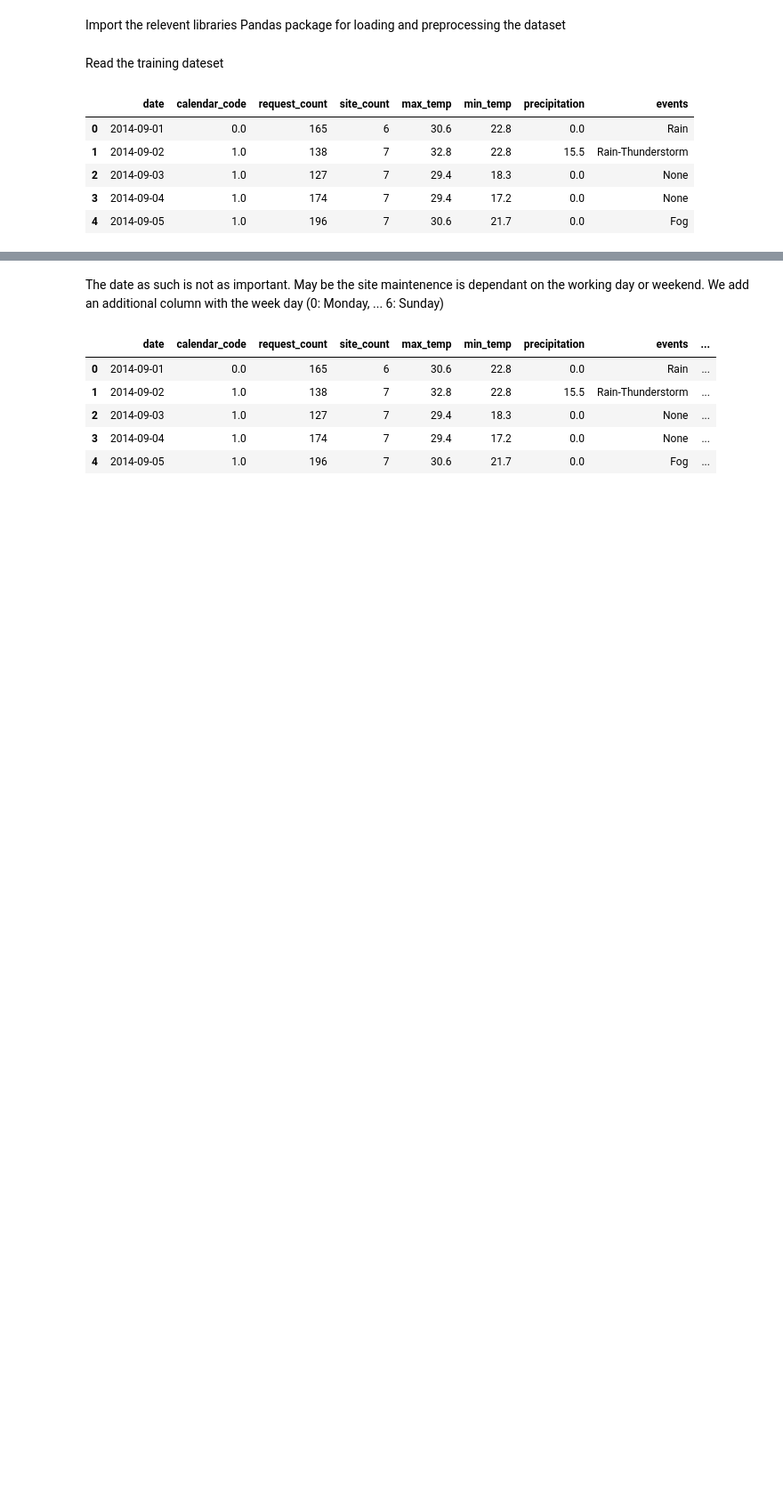
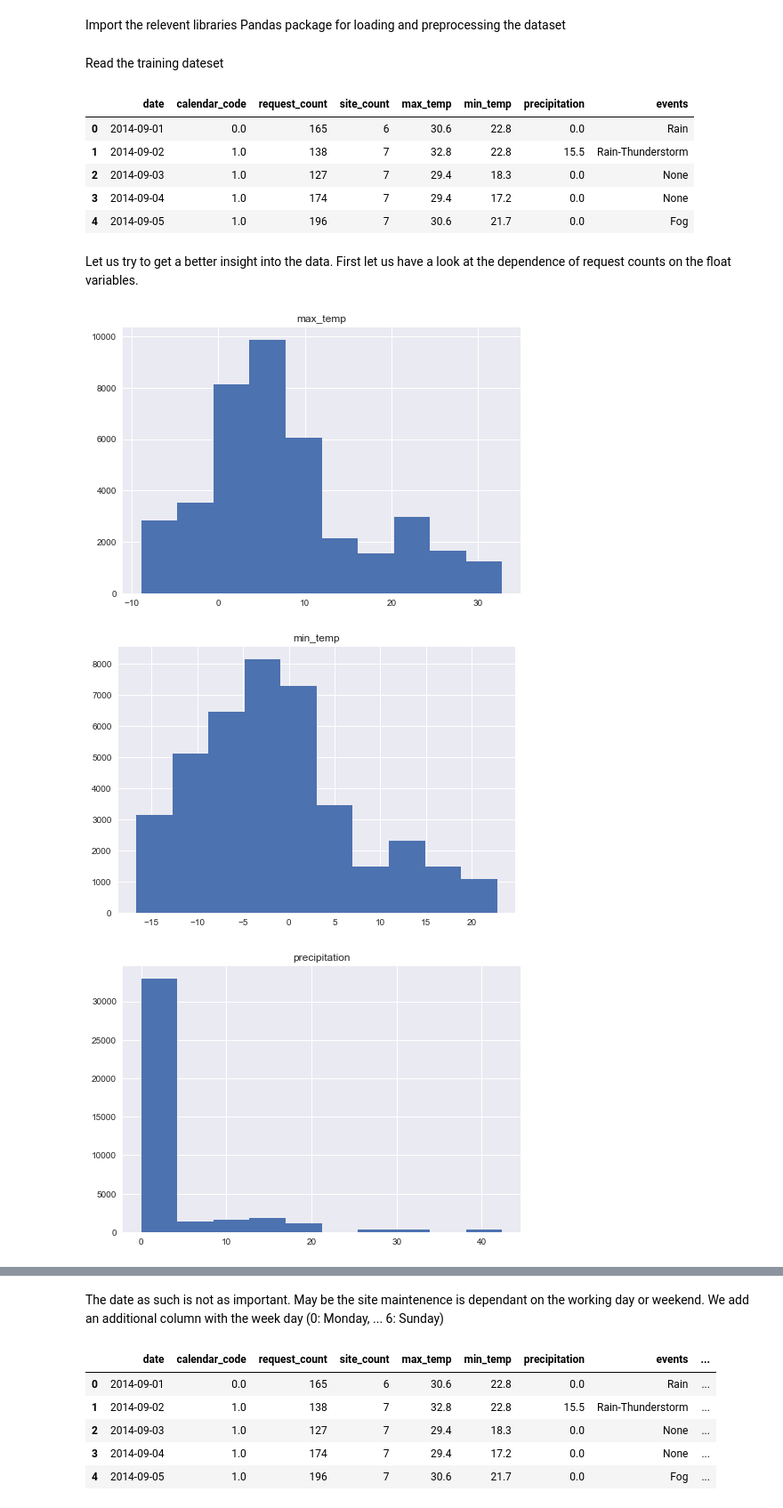
Before and after one commit to adil-rasheed/ML_Projects, a Jupyter notebook: Met_Site_Maintenance/Met_Site_Monitoring.ipynb, the cells around one changed output, grey strips where cells are left out. Shown at 89% size. Saved outputs shown, nothing was run; the diff lists cells and outputs as text; code cells hidden in the pictures; blank space fills up the shorter version.

```diff
--- a/Met_Site_Maintenance/Met_Site_Monitoring.ipynb
+++ b/Met_Site_Maintenance/Met_Site_Monitoring.ipynb
@@ -24,3 +36,14 @@ training_data.head()
 | 2 | 2014-09-03 | 1.0 | 127 | 7 | 29.4 | 18.3 | 0.0 | None |
 | 3 | 2014-09-04 | 1.0 | 174 | 7 | 29.4 | 17.2 | 0.0 | None |
 | 4 | 2014-09-05 | 1.0 | 196 | 7 | 30.6 | 21.7 | 0.0 | Fog |
+# %% [markdown]
+Let us try to get a better insight into the data. First let us have a look at the dependence of request counts on the float variables.
+# %%
+training_data.hist('max_temp',weights=training_data['request_count'])
+training_data.hist('min_temp',weights=training_data['request_count'])
+training_data.hist('precipitation',weights=training_data['request_count'])
+plt.show()
+# %% [output]
+[figure, added]
+[figure, added]
+[figure, added]
```
Also changed, not shown: parts of 10 cells of this notebook.
